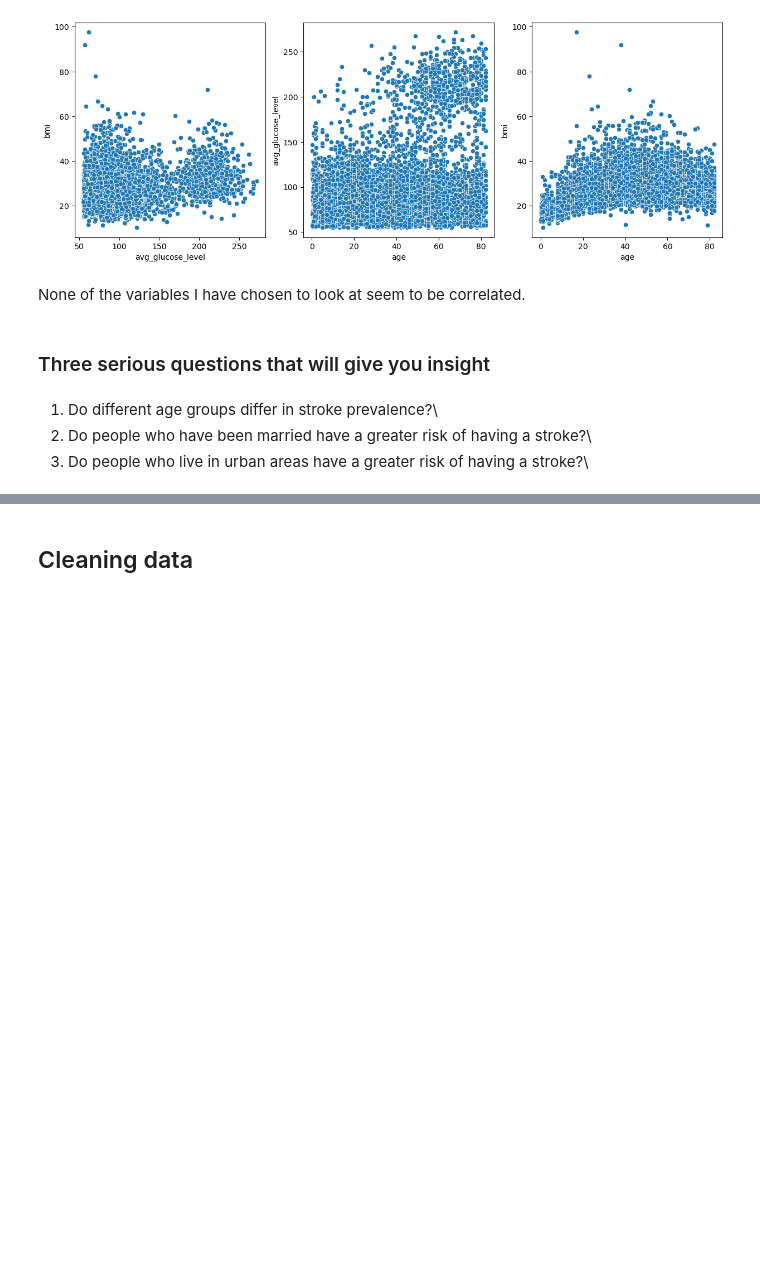
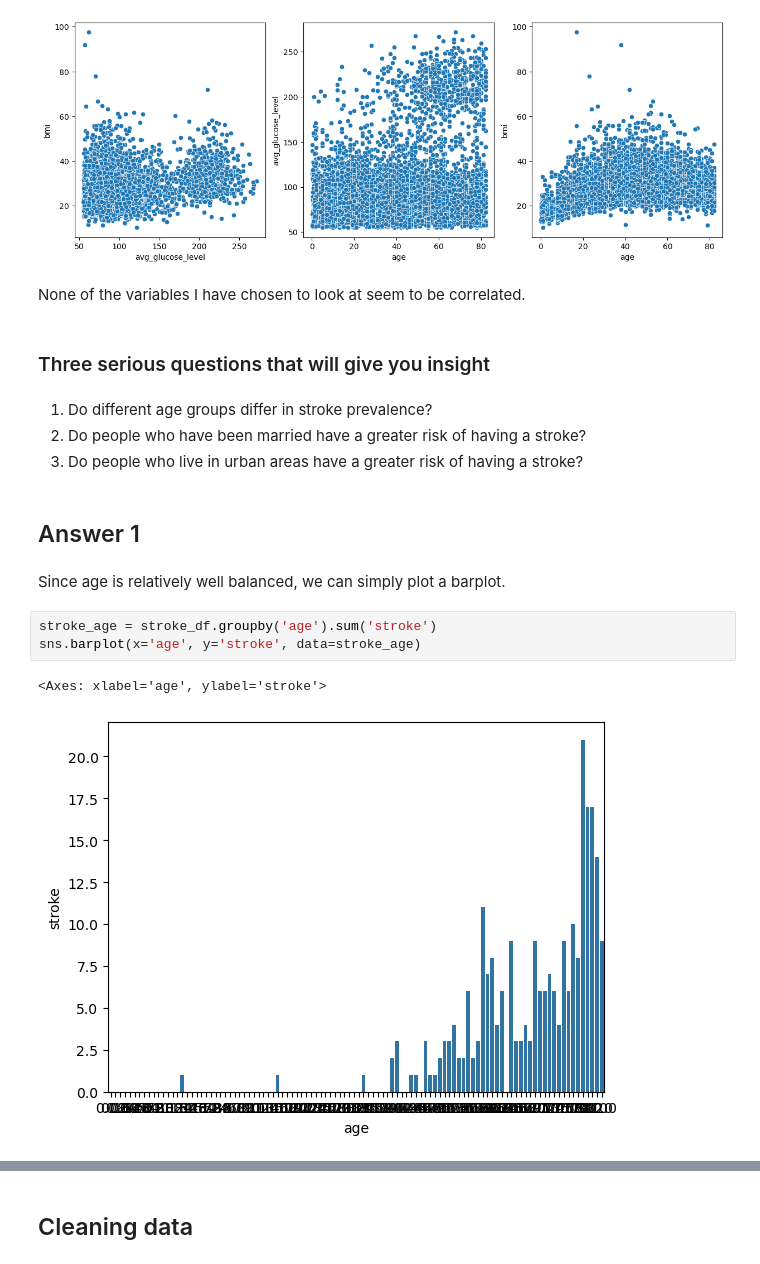
Before and after one commit to elliphantonator/su-mt4007, a Jupyter notebook: HW3/HW3.ipynb, the cells around one changed output, grey strips where cells are left out. Cells and saved outputs as stored; diff of their text form; blank space fills up the shorter version.

```diff
--- a/HW3/HW3.ipynb
+++ b/HW3/HW3.ipynb
@@ -202,6 +203,16 @@ None of the variables I have chosen to look at seem to be correlated.
 # %% [markdown]
 ### Three serious questions that will give you insight
 # %% [markdown]
-1. Do different age groups differ in stroke prevalence?\
-2. Do people who have been married have a greater risk of having a stroke?\
-3. Do people who live in urban areas have a greater risk of having a stroke?\
+1. Do different age groups differ in stroke prevalence?
+2. Do people who have been married have a greater risk of having a stroke?
+3. Do people who live in urban areas have a greater risk of having a stroke?
+# %% [markdown]
+## Answer 1
+# %% [markdown]
+Since age is relatively well balanced, we can simply plot a barplot.
+# %%
+stroke_age = stroke_df.groupby('age').sum('stroke')
+sns.barplot(x='age', y='stroke', data=stroke_age)
+# %% [output]
+<Axes: xlabel='age', ylabel='stroke'>
+[figure, added]
```
Also changed, not shown: parts of 15 cells of this notebook, 1 other file.
